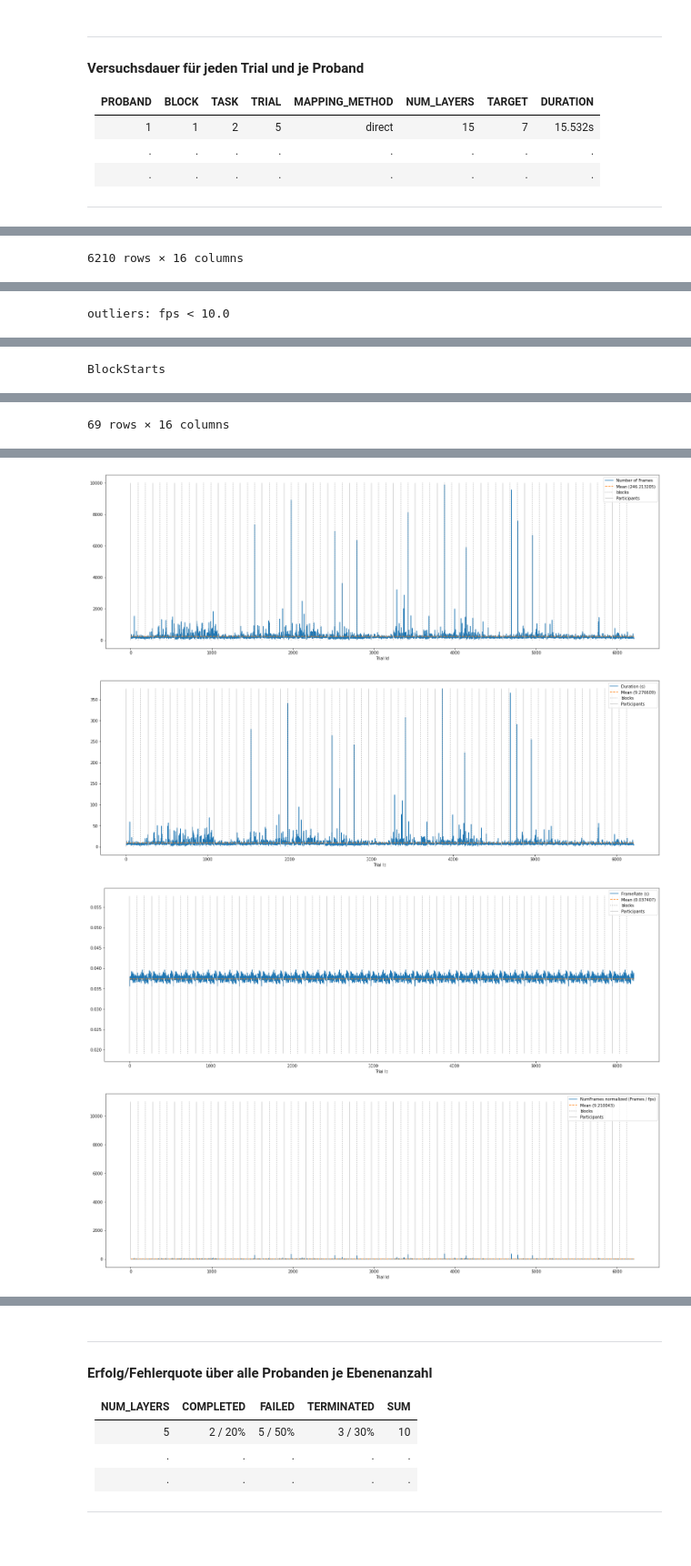
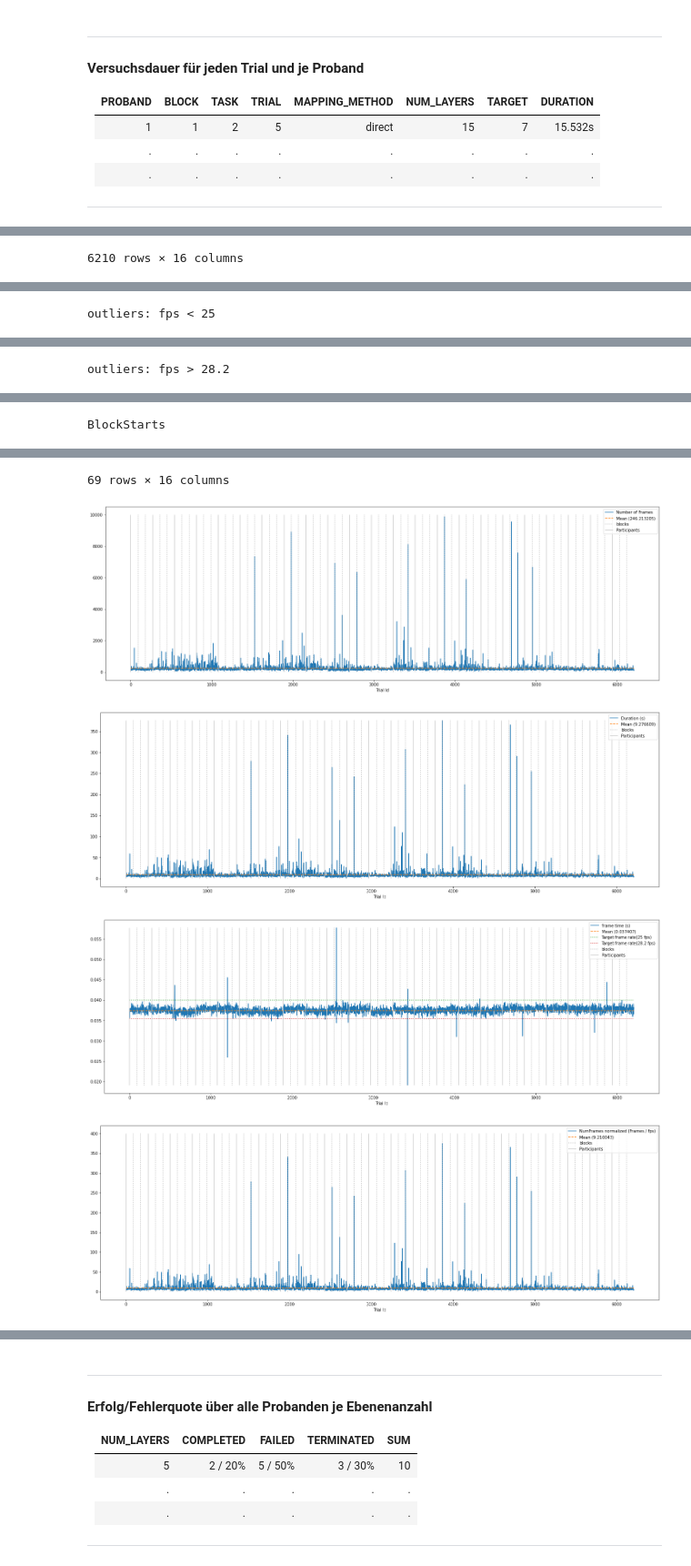
Before and after one commit to visualengineers/reflex-avi2022-results, a Jupyter notebook: code/zelasto study.ipynb, the cells around one changed output, grey strips where cells are left out. Shown at 91% size. Cells and saved outputs as stored; diff of their text form; code cells hidden in the pictures; blank space fills up the shorter version.

```diff
--- a/code/zelasto study.ipynb
+++ b/code/zelasto study.ipynb
@@ -548,7 +548,7 @@ for proband in cleanedStudy:
 
     result["Proband"] = start["Proband"]
 
-    result["FrameRate_1"] = allTimes["NumFrames"] / allTimes["Duration"]
+    result["FrameRate_1"] = result["NumFrames"] / result["Duration"]
 
     probands.append(result)
 
@@ -559,18 +559,24 @@ display(allTimes)
 stats = pd.DataFrame(allTimes["Duration"])
 stats["NumFrames"] = allTimes["NumFrames"]
 stats["FrameRate"] = stats["NumFrames"] / stats["Duration"]
-stats["FrameRate1"] =  allTimes["FrameRate_1"]
 
 stats_desc = stats.describe()
 display(stats_desc)
 
-target_fps = 10.0
+target_fps1 = 25
+target_fps2 = 28.2
 
-print("outliers: fps < " + str(target_fps))
+print("outliers: fps < " + str(target_fps1))
 
-outliers = allTimes[1.0 / allTimes["FrameRate_1"] > (1.0 / target_fps)]
+outliers1 = stats[1.0 / stats["FrameRate"] > (1.0 / target_fps1)]
 
-display(outliers)
+display(outliers1)
+
+print("outliers: fps > " + str(target_fps2))
+
+outliers2 = stats[1.0 / stats["FrameRate"] < (1.0 / target_fps2)]
+
+display(outliers2)
 
 print("BlockStarts")
 
@@ -589,7 +595,7 @@ ax1.plot(allTimes["NumFrames"], label="Number of Frames")
 ax1.set_xlabel("Trial Id")
 ax1.plot(y_mean, label=f'Mean ({format(stats_desc["NumFrames"][1],"f")})', linestyle='--')
 
-ax1.vlines(x=vlines_x, ymin=0, ymax=10000, color='#999999', linestyles=':', label='blocks')
+ax1.vlines(x=vlines_x, ymin=0, ymax=10000, color='#AAAAAA', linestyles=':', label='blocks')
 ax1.vlines(x=vlines_x2, ymin=0, ymax=10000, color='#CCCCCC', linestyles='-', label='Participants')
 
 legend1 = ax1.legend(loc='upper right')
@@ -604,7 +610,7 @@ ax2.plot(allTimes["Duration"], label="Duration (s)")
 ax2.set_xlabel("Trial Id")
 ax2.plot(y_mean, label=f'Mean ({format(y_mean[0][0],"f")})', linestyle='--')
 
-ax2.vlines(x=vlines_x, ymin=0, ymax=stats_desc["Duration"]["max"], color='#999999', linestyles=':', label='blocks')
+ax2.vlines(x=vlines_x, ymin=0, ymax=stats_desc["Duration"]["max"], color='#AAAAAA', linestyles=':', label='blocks')
 ax2.vlines(x=vlines_x2, ymin=0, ymax=stats_desc["Duration"]["max"], color='#CCCCCC', linestyles='-', label='Participants')
 
 legend2 = ax2.legend(loc='upper right')
@@ -612,17 +618,18 @@ legend2 = ax2.legend(loc='upper right')
 fig2.savefig(rf'{export}times.png')
 
 y_mean = pd.DataFrame([1.0 / allTimes["FrameRate_1"][1]]*len(allTimes))
-target_fps_line = pd.DataFrame([1.0/target_fps]*len(allTimes))
+target_fps_line1 = pd.DataFrame([1.0/target_fps1]*len(allTimes))
+target_fps_line2 = pd.DataFrame([1.0/target_fps2]*len(allTimes))
 
 fig3, ax3 = plt.subplots(figsize=(25,8))
 
-ax3.plot(1.0 / allTimes["FrameRate_1"], label="[allTimes] FrameRate (s)")
-ax3.plot(1.0 / stats["FrameRate"], label="[stats] FrameRate (s)")
+ax3.plot(1.0 / stats["FrameRate"], label="frame time (s)")
 ax3.set_xlabel("Trial Id")
 ax3.plot(y_mean, label=f'Mean ({format(y_mean[0][0],"f")})', linestyle='--')
-# ax3.plot(target_fps_line, label=f'Target frame rate({target_fps} fps)', linestyle=':')
+ax3.plot(target_fps_line1, label=f'Target frame rate({target_fps1} fps)', linestyle=':')
+ax3.plot(target_fps_line2, label=f'Target frame rate({target_fps2} fps)', linestyle=':')
 
-ax3.vlines(x=vlines_x, ymin=1.0/stats_desc["FrameRate"]["max"], ymax=1.0/stats_desc["FrameRate"]["min"], color='#999999', linestyles=':', label='blocks')
+ax3.vlines(x=vlines_x, ymin=1.0/stats_desc["FrameRate"]["max"], ymax=1.0/stats_desc["FrameRate"]["min"], color='#AAAAAA', linestyles=':', label='blocks')
 ax3.vlines(x=vlines_x2, ymin=1.0/stats_desc["FrameRate"]["max"], ymax=1.0/stats_desc["FrameRate"]["min"], color='#CCCCCC', linestyles='-', label='Participants')
 
 legend3 = ax3.legend(loc='upper right')
@@ -637,8 +644,8 @@ ax4.plot(allTimes["NumFrames"] / allTimes["FrameRate_1"], label="NumFrames norma
 ax4.set_xlabel("Trial Id")
 ax4.plot(y_mean, label=f'Mean ({format(y_mean[0],"f")})', linestyle='--')
 
-ax4.vlines(x=vlines_x, ymin=0, ymax=11000, color='#999999', linestyles=':', label='blocks')
-ax4.vlines(x=vlines_x2, ymin=0, ymax=11000, color='#CCCCCC', linestyles='-', label='Participants')
+ax4.vlines(x=vlines_x, ymin=0, ymax=400, color='#AAAAAA', linestyles=':', label='blocks')
+ax4.vlines(x=vlines_x2, ymin=0, ymax=400, color='#CCCCCC', linestyles='-', label='Participants')
 
 legend4 = ax4.legend(loc='upper right')
 
@@ -673 +680 @@ allTimes.to_csv(rf'{export}times.csv', sep= ";")
-outliers: fps < 10.0
+outliers: fps < 25
@@ -675 +689 @@ outliers: fps < 10.0
-BlockStarts
+outliers: fps > 28.2
@@ -688 +705 @@ BlockStarts
-69 rows × 16 columns
+BlockStarts
@@ -689,7 +718,8 @@ BlockStarts
+69 rows × 16 columns
 [figure]
 [figure]
-[figure, old version]
+[figure, new version]
-[figure, old version]
+[figure, new version]
 # %% [markdown]
 #### Versuchsdauer für jeden Trial und je Proband (Trial als eigene Spalten)
 
```
Also changed, not shown: parts of 1 cell of this notebook.
